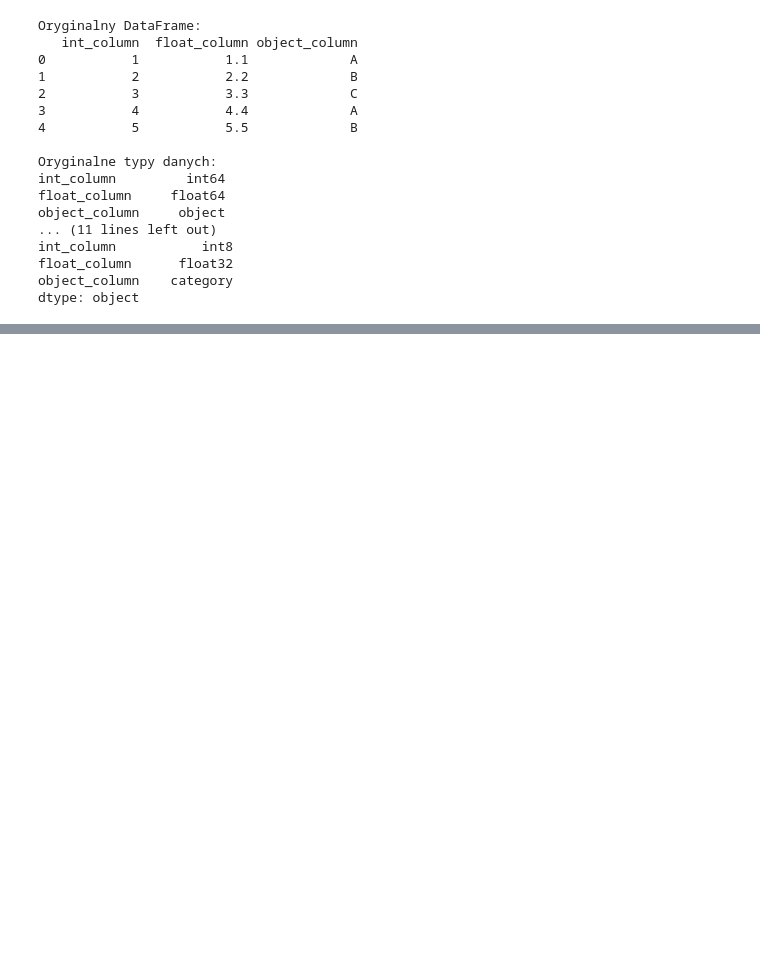
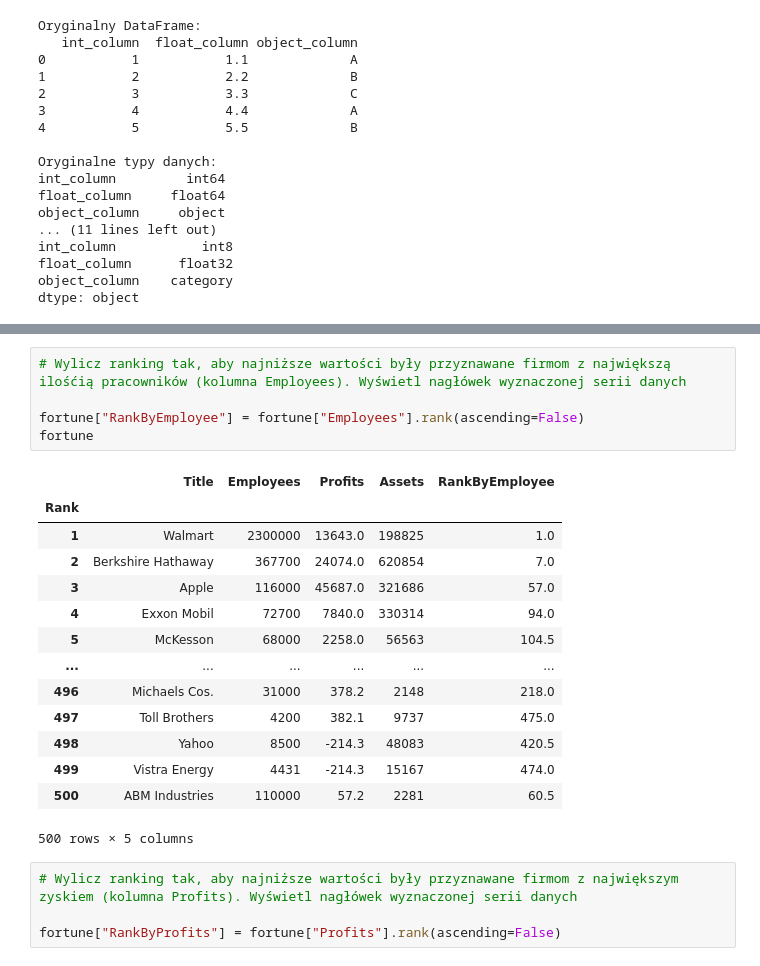
Before and after one commit to kudzik/Career-Path-Data-Science, a Jupyter notebook: Zadania/Zadania_Pandas.ipynb, the cells around one changed output, grey strips where cells are left out. Saved outputs shown, nothing was run; the diff lists cells and outputs as text; blank space fills up the shorter version.

```diff
--- a/Zadania/Zadania_Pandas.ipynb
+++ b/Zadania/Zadania_Pandas.ipynb
@@ -3825,0 +4014,24 @@ dtype: object
+# %%
+# Wylicz ranking tak, aby najniższe wartości były przyznawane firmom z największą ilośćią pracowników (kolumna Employees). Wyświetl nagłówek wyznaczonej serii danych
+
+fortune["RankByEmployee"] = fortune["Employees"].rank(ascending=False)
+fortune
+# %% [output]
+|  | Title | Employees | Profits | Assets | RankByEmployee |
+| Rank |  |  |  |  |  |
+| 1 | Walmart | 2300000 | 13643.0 | 198825 | 1.0 |
+| 2 | Berkshire Hathaway | 367700 | 24074.0 | 620854 | 7.0 |
+| 3 | Apple | 116000 | 45687.0 | 321686 | 57.0 |
+| 4 | Exxon Mobil | 72700 | 7840.0 | 330314 | 94.0 |
+| 5 | McKesson | 68000 | 2258.0 | 56563 | 104.5 |
+| ... | ... | ... | ... | ... | ... |
+| 496 | Michaels Cos. | 31000 | 378.2 | 2148 | 218.0 |
+| 497 | Toll Brothers | 4200 | 382.1 | 9737 | 475.0 |
+| 498 | Yahoo | 8500 | -214.3 | 48083 | 420.5 |
+| 499 | Vistra Energy | 4431 | -214.3 | 15167 | 474.0 |
+| 500 | ABM Industries | 110000 | 57.2 | 2281 | 60.5 |
+500 rows × 5 columns
+# %%
+# Wylicz ranking tak, aby najniższe wartości były przyznawane firmom z największym zyskiem (kolumna Profits). Wyświetl nagłówek wyznaczonej serii danych
+
+fortune["RankByProfits"] = fortune["Profits"].rank(ascending=False)
```
Also changed, not shown: parts of 17 cells of this notebook, 1 other file.
